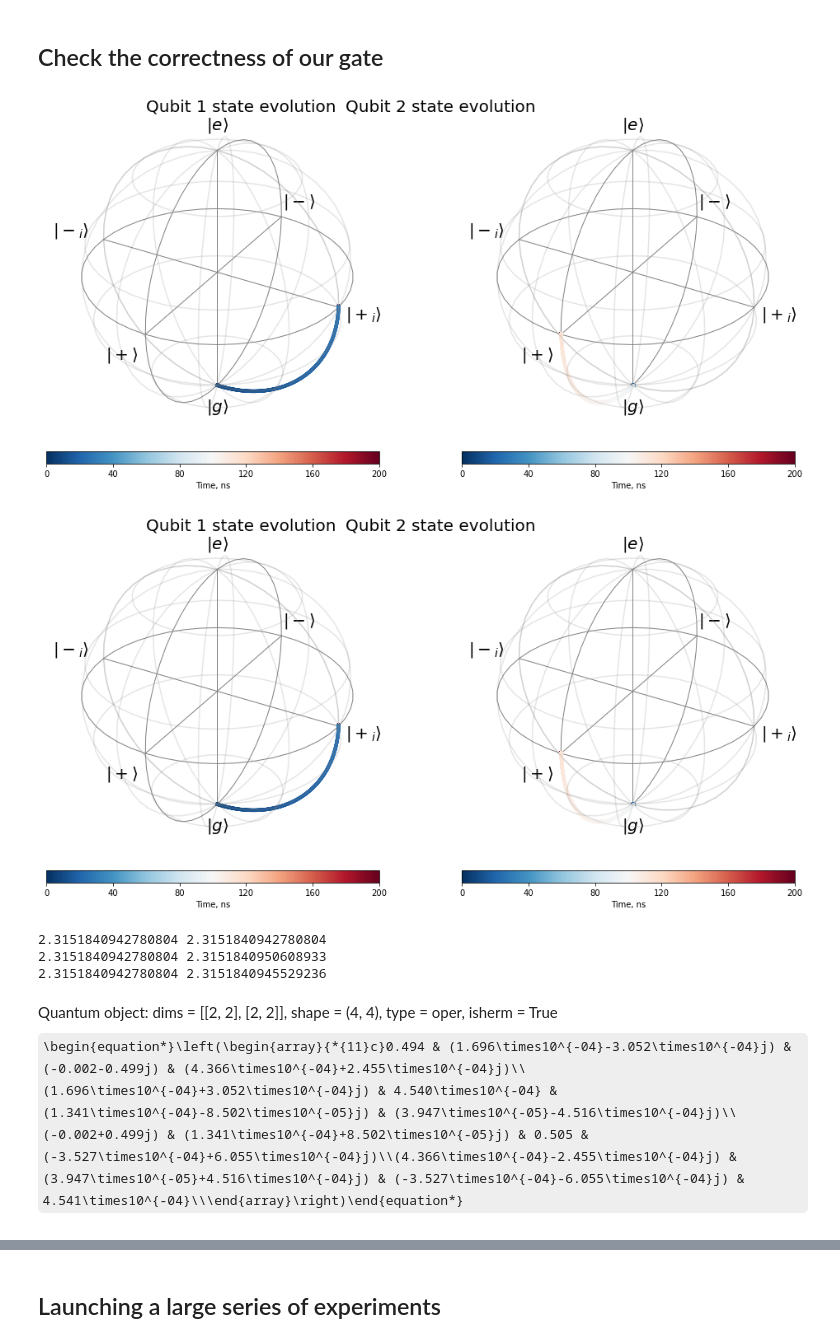
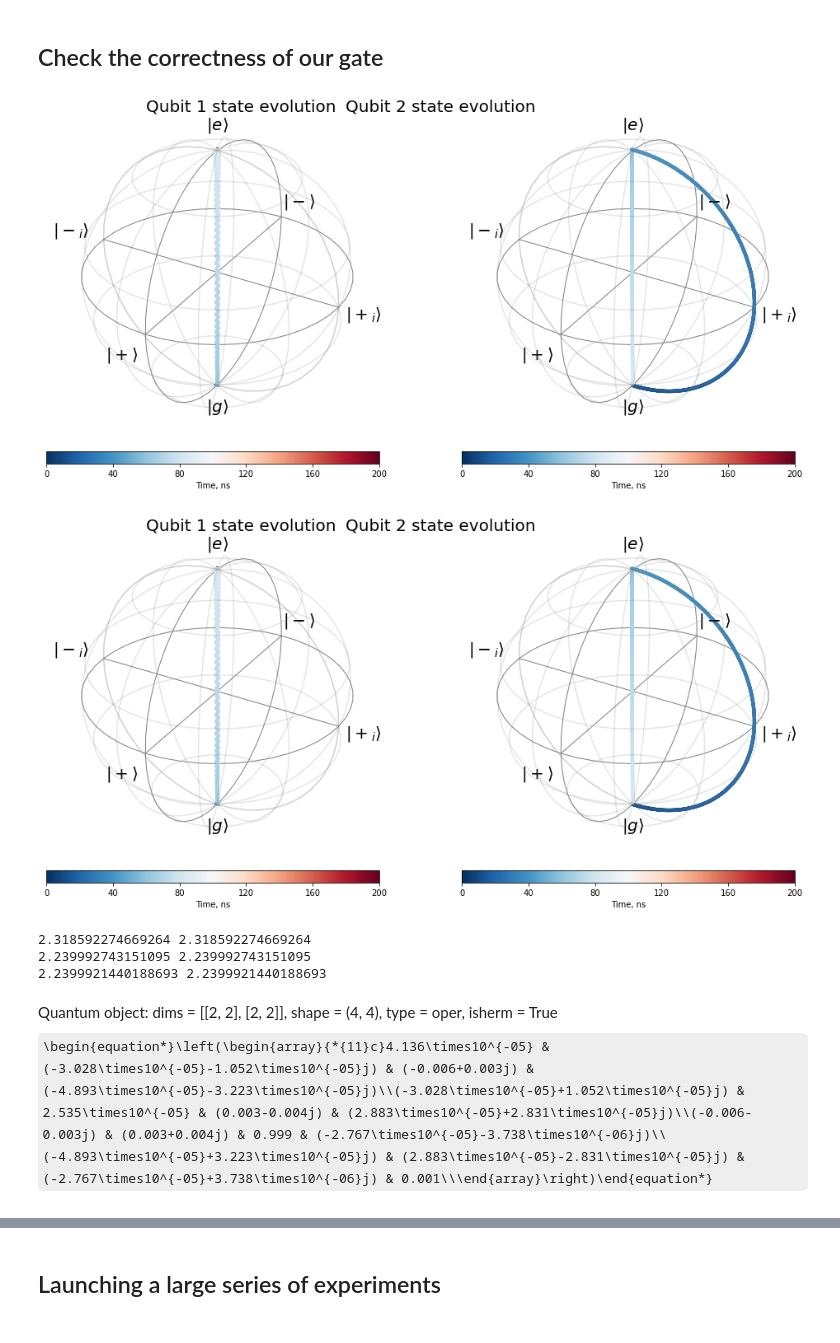
Before and after one commit to shanto268/Transmon_Examples, a Jupyter notebook: transmon-simulations/Quantum Tomography.ipynb, the cells around one changed output, grey strips where cells are left out. Cells and saved outputs as stored; diff of their text form; code cells hidden in the pictures; some formulas as TeX source.

Commit message:
New version of tomography for vacuum Rabi and i-swap Gate

```diff
--- a/transmon-simulations/Quantum Tomography.ipynb
+++ b/transmon-simulations/Quantum Tomography.ipynb
@@ -57,19 +57,19 @@ T._c_ops = T._dts.c_ops(0, 1 / 2)
 # %% [markdown]
 ## Check the correctness of our gate
 # %%
-dm, dm_final = T.run_iswap_step_parallel([(T._pi_duration/2, 0),(0,0)], full_output = True)
+dm, dm_final = T.run_iswap_step_parallel([(0, 0),(T._pi_duration,0)], full_output = True)
 # %%
-Tomography.plot_qubits_dynamic(T,0, dm = dm[5])
+Tomography.plot_qubits_dynamic(T,0, dm = dm[0])
 # %% [output]
-[figure, old version]
+[figure, new version]
-[figure, old version]
+[figure, new version]
 # %%
 Tomography._find_rho_iswap(T,3,dm_final)
 # %% [output]
-2.3151840942780804 2.3151840942780804
-2.3151840942780804 2.3151840950608933
-2.3151840942780804 2.3151840945529236
+2.318592274669264 2.318592274669264
+2.239992743151095 2.239992743151095
+2.2399921440188693 2.2399921440188693
-Quantum object: dims = [[2, 2], [2, 2]], shape = (4, 4), type = oper, isherm = True\begin{equation*}\left(\begin{array}{*{11}c}0.494 & (1.696\times10^{-04}-3.052\times10^{-04}j) & (-0.002-0.499j) & (4.366\times10^{-04}+2.455\times10^{-04}j)\\(1.696\times10^{-04}+3.052\times10^{-04}j) & 4.540\times10^{-04} & (1.341\times10^{-04}-8.502\times10^{-05}j) & (3.947\times10^{-05}-4.516\times10^{-04}j)\\(-0.002+0.499j) & (1.341\times10^{-04}+8.502\times10^{-05}j) & 0.505 & (-3.527\times10^{-04}+6.055\times10^{-04}j)\\(4.366\times10^{-04}-2.455\times10^{-04}j) & (3.947\times10^{-05}+4.516\times10^{-04}j) & (-3.527\times10^{-04}-6.055\times10^{-04}j) & 4.541\times10^{-04}\\\end{array}\right)\end{equation*}
+Quantum object: dims = [[2, 2], [2, 2]], shape = (4, 4), type = oper, isherm = True\begin{equation*}\left(\begin{array}{*{11}c}4.136\times10^{-05} & (-3.028\times10^{-05}-1.052\times10^{-05}j) & (-0.006+0.003j) & (-4.893\times10^{-05}-3.223\times10^{-05}j)\\(-3.028\times10^{-05}+1.052\times10^{-05}j) & 2.535\times10^{-05} & (0.003-0.004j) & (2.883\times10^{-05}+2.831\times10^{-05}j)\\(-0.006-0.003j) & (0.003+0.004j) & 0.999 & (-2.767\times10^{-05}-3.738\times10^{-06}j)\\(-4.893\times10^{-05}+3.223\times10^{-05}j) & (2.883\times10^{-05}-2.831\times10^{-05}j) & (-2.767\times10^{-05}+3.738\times10^{-06}j) & 0.001\\\end{array}\right)\end{equation*}
 # %%
 Tomography.show_density_matrix(dm_final[0])
 # %% [output]
```
Also changed, not shown: parts of 5 cells of this notebook.
